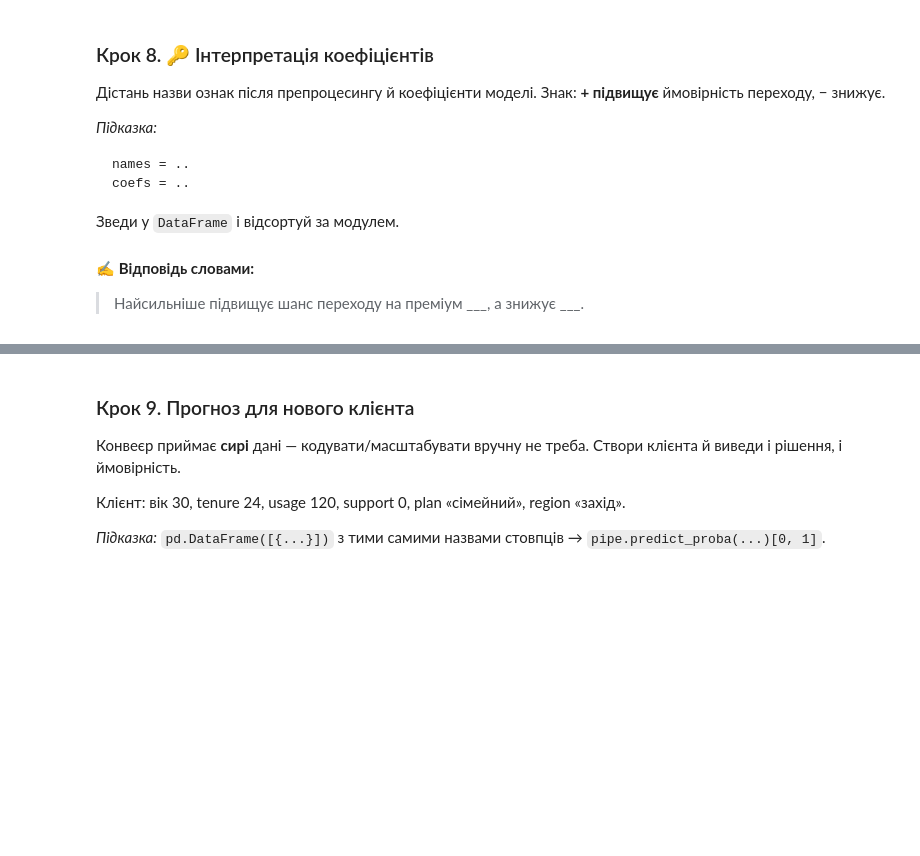
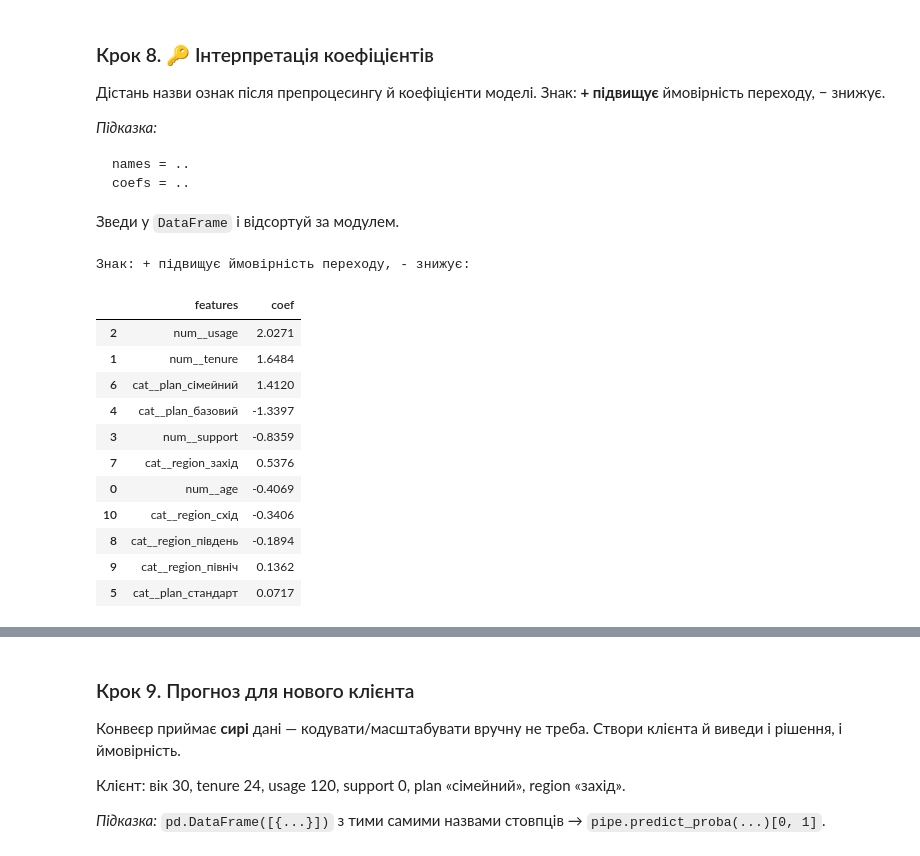
Before and after one commit to NatalieAleksandrova2026/DTA_2026, a Jupyter notebook: ML/logreg_pipeline_TASKS.ipynb, the cells around one changed output, grey strips where cells are left out. Cells and saved outputs as stored; diff of their text form; code cells hidden in the pictures; blank space fills up the shorter version.

```diff
--- a/ML/logreg_pipeline_TASKS.ipynb
+++ b/ML/logreg_pipeline_TASKS.ipynb
@@ -251,3 +267,26 @@ coefs = ..
-# %% [markdown]
-✍️ **Відповідь словами:**
-> Найсильніше підвищує шанс переходу на преміум ___, а знижує ___.
+# %%
+# TODO: побудуй таблицю "ознака — коефіцієнт", відсортовану за |коеф.|
+feature_names = pipe.named_steps['prep'].get_feature_names_out()
+coefs = pipe.named_steps['model'].coef_[0]
+
+coef_df = pd.DataFrame({
+    'features': feature_names,
+    'coef': coefs.round(4)
+}).sort_values('coef', key=abs, ascending=False)
+
+print('Знак: + підвищує ймовірність переходу, - знижує:')
+coef_df
+# %% [output]
+Знак: + підвищує ймовірність переходу, - знижує:
+|  | features | coef |
+| 2 | num__usage | 2.0271 |
+| 1 | num__tenure | 1.6484 |
+| 6 | cat__plan_сімейний | 1.4120 |
+| 4 | cat__plan_базовий | -1.3397 |
+| 3 | num__support | -0.8359 |
+| 7 | cat__region_захід | 0.5376 |
+| 0 | num__age | -0.4069 |
+| 10 | cat__region_схід | -0.3406 |
+| 8 | cat__region_південь | -0.1894 |
+| 9 | cat__region_північ | 0.1362 |
+| 5 | cat__plan_стандарт | 0.0717 |
```
Also changed, not shown: parts of 8 cells of this notebook.
